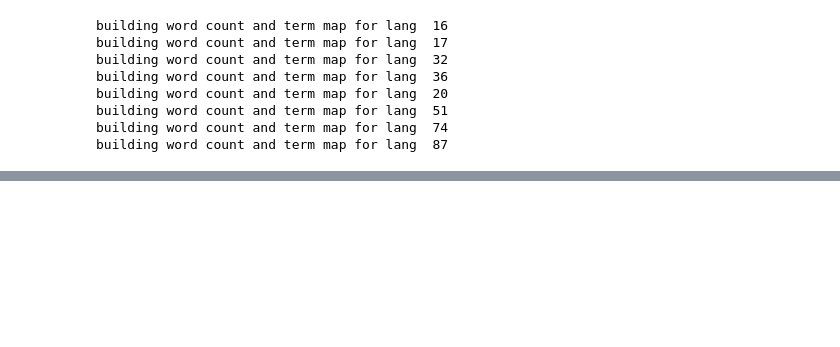
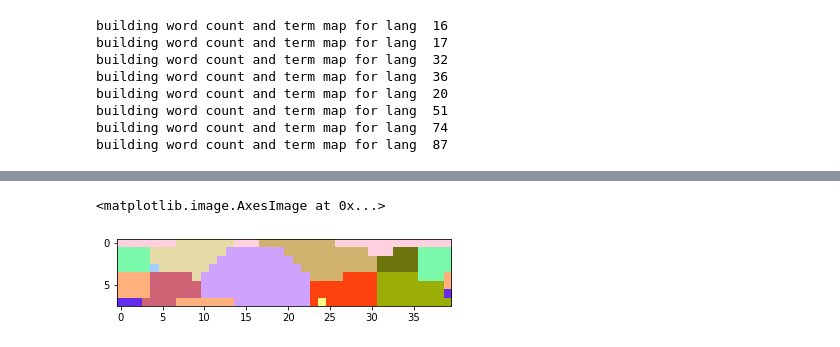
Before and after one commit to rsulli55/wcs-project-696h, a Jupyter notebook: simple_mle.ipynb, the cells around one changed output, grey strips where cells are left out. Saved outputs shown, nothing was run; the diff lists cells and outputs as text; code cells hidden in the pictures; blank space fills up the shorter version.

```diff
--- a/simple_mle.ipynb
+++ b/simple_mle.ipynb
@@ -261,0 +414,13 @@ all_langs_num_BCTs(word_counts)
+# %%
+cmap_list = ['xkcd:pale yellow', 'white', 'xkcd:light pink', 'xkcd:peach', 'xkcd:beige',
+                 'xkcd:salmon', 'xkcd:lilac', 'xkcd:orangered',
+                 'xkcd:tan', 'xkcd:puke green', 'xkcd:rose',
+                 'xkcd:seafoam green', 'xkcd:grass green', 'xkcd:baby blue',
+                 'xkcd:olive', 'xkcd:forest green', 'xkcd:deep blue',
+                 'xkcd:purple blue', 'xkcd:chocolate', 'xkcd:charcoal',
+                 'xkcd:fuschia', 'xkcd:greyish purple']
+cmap = ListedColormap(cmap_list[:terms])
+plt.imshow(sample[1:-1,1:], cmap = cmap)
+# %% [output]
+<matplotlib.image.AxesImage at 0x...>
+[figure, added]
```
Also changed, not shown: parts of 17 cells of this notebook.
